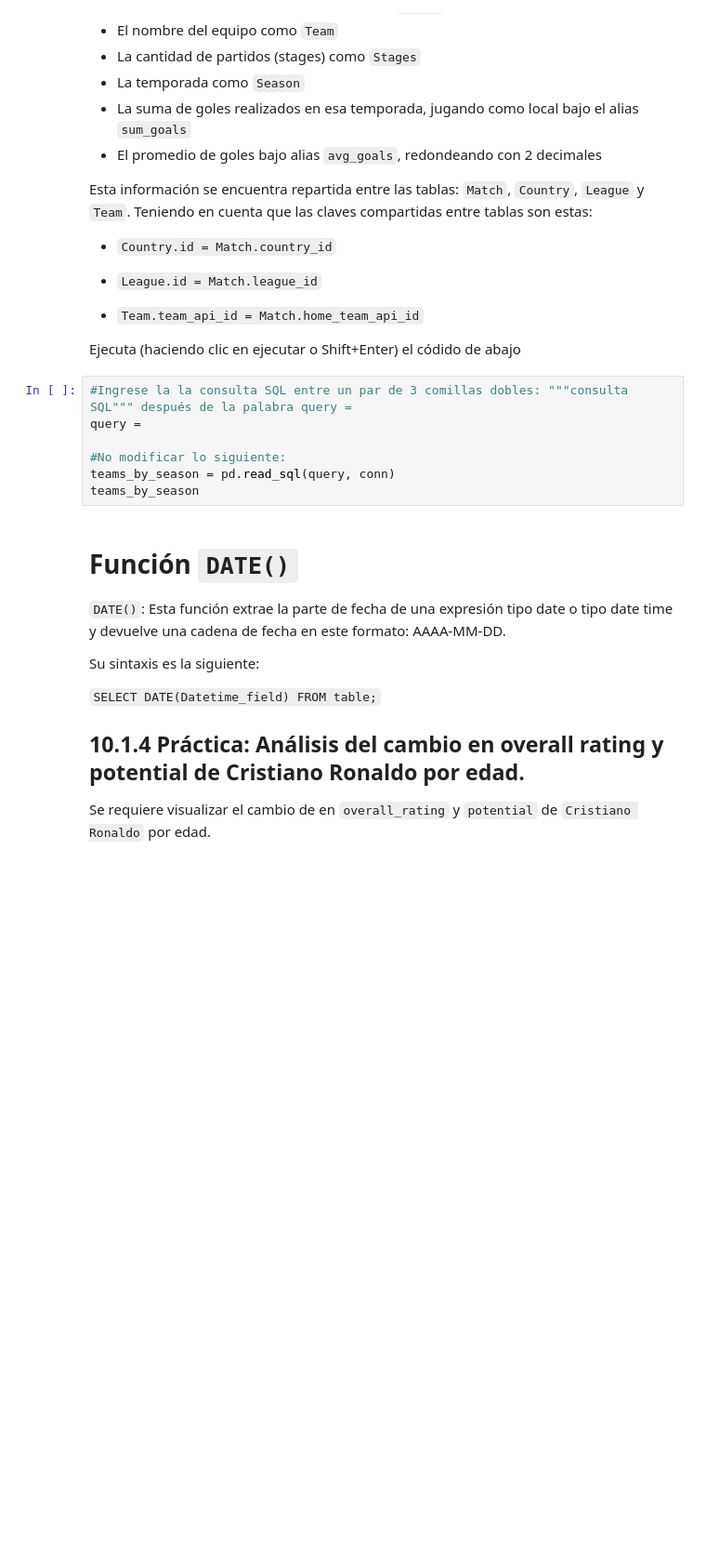
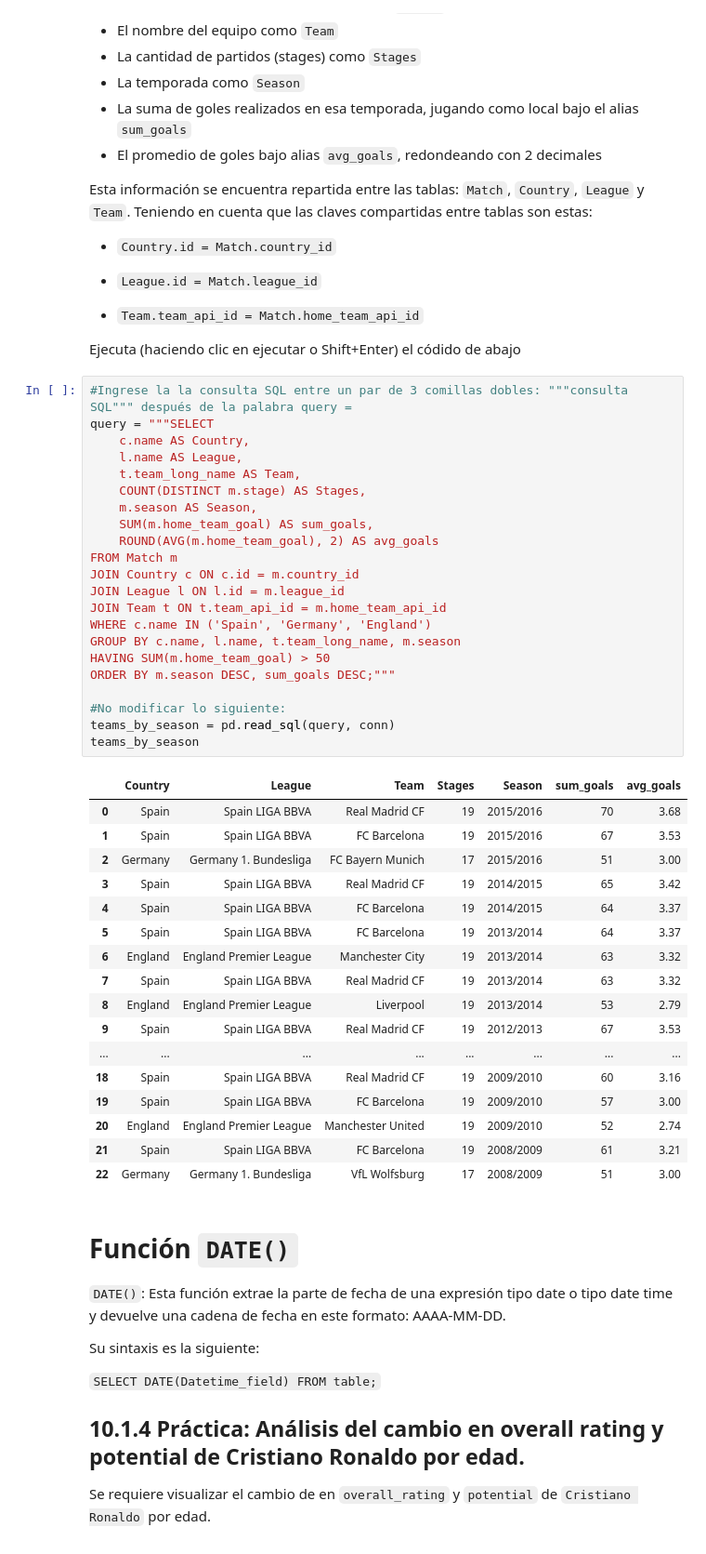
Before and after one commit to Felipecuestas98/Bootcamp-Mintic, a Jupyter notebook: Data_Analysis_SQL.ipynb, the cells around one changed output. Shown: that part at 93% size. Cells and saved outputs as stored; diff of their text form; blank space fills up the shorter version.

```diff
--- a/Data_Analysis_SQL.ipynb
+++ b/Data_Analysis_SQL.ipynb
@@ -1501,13 +1541,46 @@ Esta información se encuentra repartida entre las tablas: `Match`, `Country`, `
 * `Team.team_api_id = Match.home_team_api_id`
 
 Ejecuta (haciendo clic en ejecutar o Shift+Enter) el códido de abajo
-# %%
-#Ingrese la la consulta SQL entre un par de 3 comillas dobles: """consulta SQL""" después de la palabra query =
-query =
-
-#No modificar lo siguiente:
-teams_by_season = pd.read_sql(query, conn)
-teams_by_season
+# %%
+#Ingrese la la consulta SQL entre un par de 3 comillas dobles: """consulta SQL""" después de la palabra query =
+query = """SELECT
+    c.name AS Country,
+    l.name AS League,
+    t.team_long_name AS Team,
+    COUNT(DISTINCT m.stage) AS Stages,
+    m.season AS Season,
+    SUM(m.home_team_goal) AS sum_goals,
+    ROUND(AVG(m.home_team_goal), 2) AS avg_goals
+FROM Match m
+JOIN Country c ON c.id = m.country_id
+JOIN League l ON l.id = m.league_id
+JOIN Team t ON t.team_api_id = m.home_team_api_id
+WHERE c.name IN ('Spain', 'Germany', 'England')
+GROUP BY c.name, l.name, t.team_long_name, m.season
+HAVING SUM(m.home_team_goal) > 50
+ORDER BY m.season DESC, sum_goals DESC;"""
+
+#No modificar lo siguiente:
+teams_by_season = pd.read_sql(query, conn)
+teams_by_season
+# %% [output]
+|  | Country | League | Team | Stages | Season | sum_goals | avg_goals |
+| 0 | Spain | Spain LIGA BBVA | Real Madrid CF | 19 | 2015/2016 | 70 | 3.68 |
+| 1 | Spain | Spain LIGA BBVA | FC Barcelona | 19 | 2015/2016 | 67 | 3.53 |
+| 2 | Germany | Germany 1. Bundesliga | FC Bayern Munich | 17 | 2015/2016 | 51 | 3.00 |
+| 3 | Spain | Spain LIGA BBVA | Real Madrid CF | 19 | 2014/2015 | 65 | 3.42 |
+| 4 | Spain | Spain LIGA BBVA | FC Barcelona | 19 | 2014/2015 | 64 | 3.37 |
+| 5 | Spain | Spain LIGA BBVA | FC Barcelona | 19 | 2013/2014 | 64 | 3.37 |
+| 6 | England | England Premier League | Manchester City | 19 | 2013/2014 | 63 | 3.32 |
+| 7 | Spain | Spain LIGA BBVA | Real Madrid CF | 19 | 2013/2014 | 63 | 3.32 |
+| 8 | England | England Premier League | Liverpool | 19 | 2013/2014 | 53 | 2.79 |
+| 9 | Spain | Spain LIGA BBVA | Real Madrid CF | 19 | 2012/2013 | 67 | 3.53 |
+| ... | ... | ... | ... | ... | ... | ... | ... |
+| 18 | Spain | Spain LIGA BBVA | Real Madrid CF | 19 | 2009/2010 | 60 | 3.16 |
+| 19 | Spain | Spain LIGA BBVA | FC Barcelona | 19 | 2009/2010 | 57 | 3.00 |
+| 20 | England | England Premier League | Manchester United | 19 | 2009/2010 | 52 | 2.74 |
+| 21 | Spain | Spain LIGA BBVA | FC Barcelona | 19 | 2008/2009 | 61 | 3.21 |
+| 22 | Germany | Germany 1. Bundesliga | VfL Wolfsburg | 17 | 2008/2009 | 51 | 3.00 |
 # %% [markdown]
 # Función `DATE()`
 `DATE()`: Esta función extrae la parte de fecha de una expresión tipo date o tipo date time y devuelve una cadena de fecha en este formato: AAAA-MM-DD.
```
Also changed, not shown: parts of 14 cells of this notebook.
